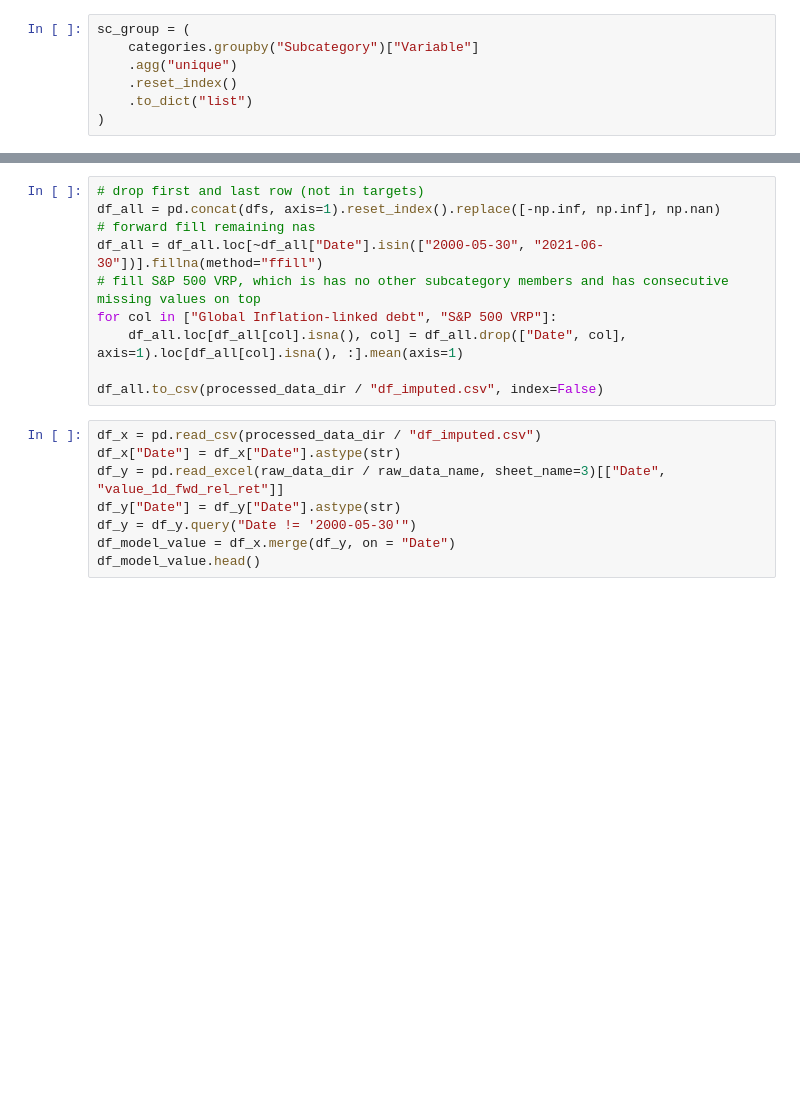
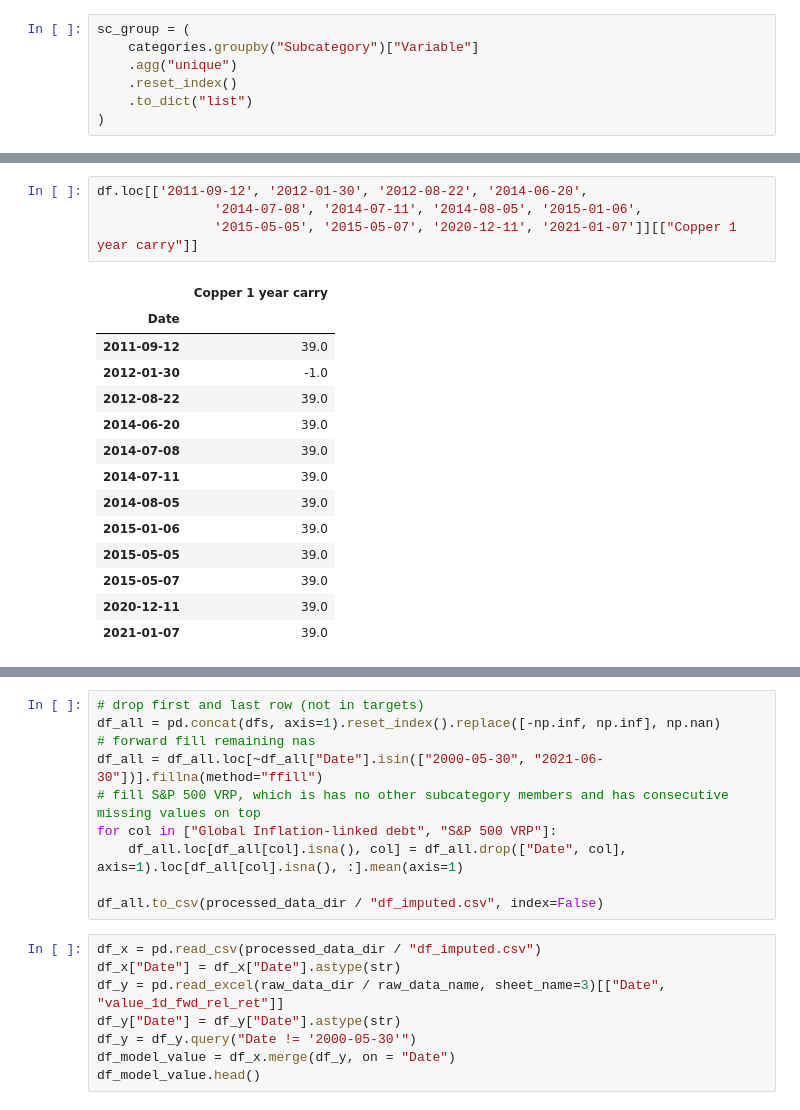
Before and after one commit to JBaldys/APlusBernstein-Project, a Jupyter notebook: notebooks/missing.ipynb, the cells around one changed output, grey strips where cells are left out. Drawn from its saved outputs; the diff is of its cells as text; blank space fills up the shorter version.

```diff
--- a/notebooks/missing.ipynb
+++ b/notebooks/missing.ipynb
@@ -76,0 +100,19 @@ Length: 97, dtype: int64
+# %%
+df.loc[['2011-09-12', '2012-01-30', '2012-08-22', '2014-06-20',
+               '2014-07-08', '2014-07-11', '2014-08-05', '2015-01-06',
+               '2015-05-05', '2015-05-07', '2020-12-11', '2021-01-07']][["Copper 1 year carry"]]
+# %% [output]
+|  | Copper 1 year carry |
+| Date |  |
+| 2011-09-12 | 39.0 |
+| 2012-01-30 | -1.0 |
+| 2012-08-22 | 39.0 |
+| 2014-06-20 | 39.0 |
+| 2014-07-08 | 39.0 |
+| 2014-07-11 | 39.0 |
+| 2014-08-05 | 39.0 |
+| 2015-01-06 | 39.0 |
+| 2015-05-05 | 39.0 |
+| 2015-05-07 | 39.0 |
+| 2020-12-11 | 39.0 |
+| 2021-01-07 | 39.0 |
```
Also changed, not shown: parts of 15 cells of this notebook, 8 other files.
